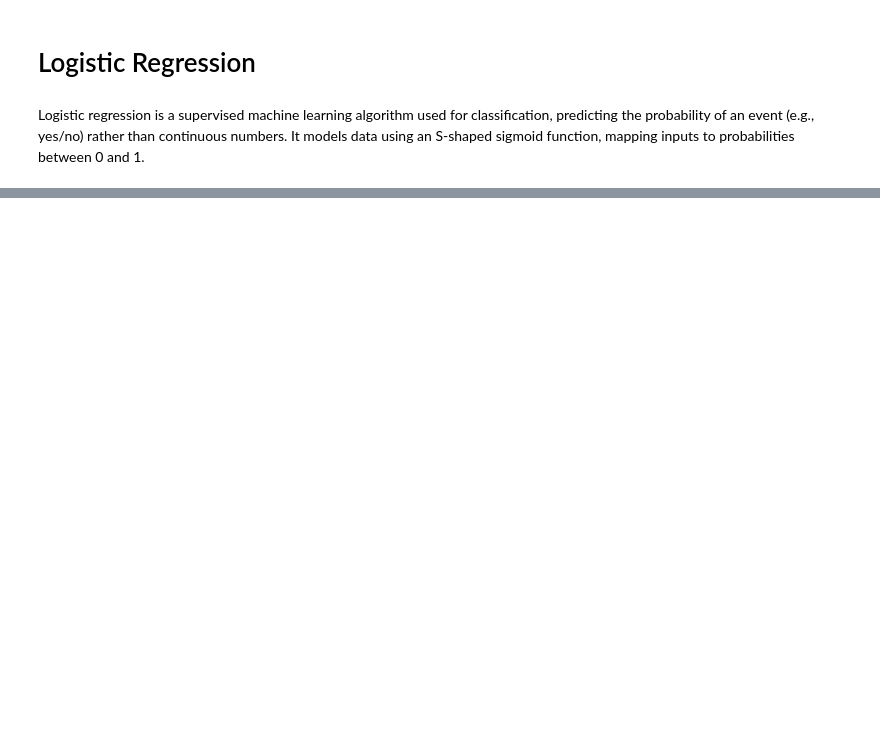
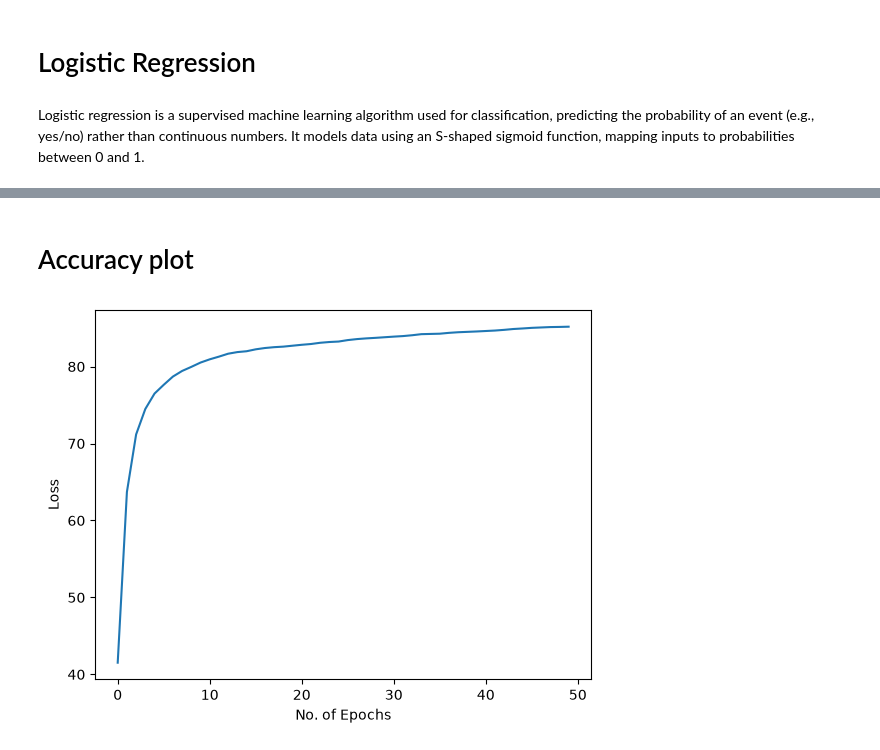
Before and after one commit to shy942/ML-exploration, a Jupyter notebook: notebooks/09_Deep_Learning_PyTorch.ipynb, the cells around one changed output, grey strips where cells are left out. Saved outputs shown, nothing was run; the diff lists cells and outputs as text; code cells hidden in the pictures; blank space fills up the shorter version.

```diff
--- a/notebooks/09_Deep_Learning_PyTorch.ipynb
+++ b/notebooks/09_Deep_Learning_PyTorch.ipynb
@@ -72,0 +176,9 @@ class LogisticRegression (nn.Module):
+# %% [markdown]
+# Accuracy plot
+# %%
+plt.plot(accuracy_total)
+plt.xlabel("No. of Epochs")
+plt.ylabel("Loss")
+plt.show()
+# %% [output]
+[figure, added]
```
Also changed, not shown: parts of 10 cells of this notebook.
